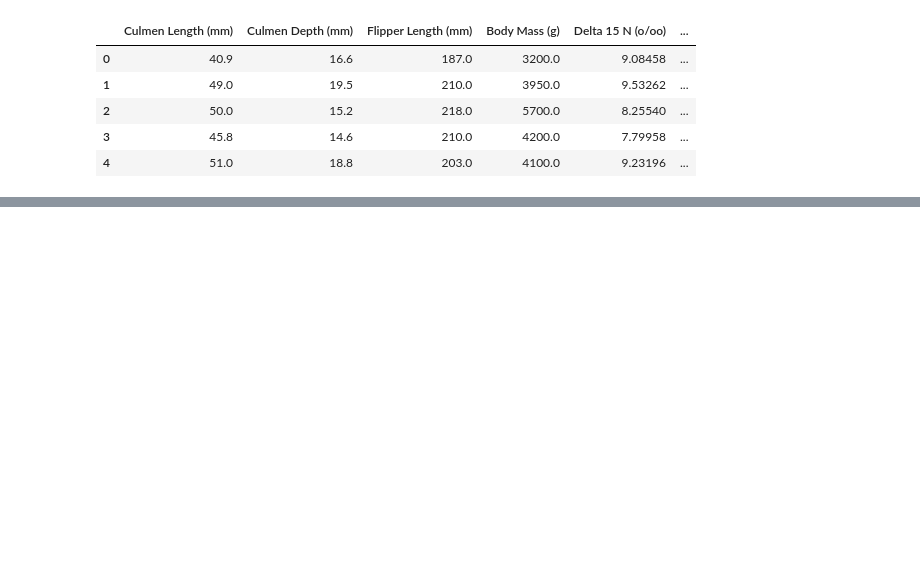
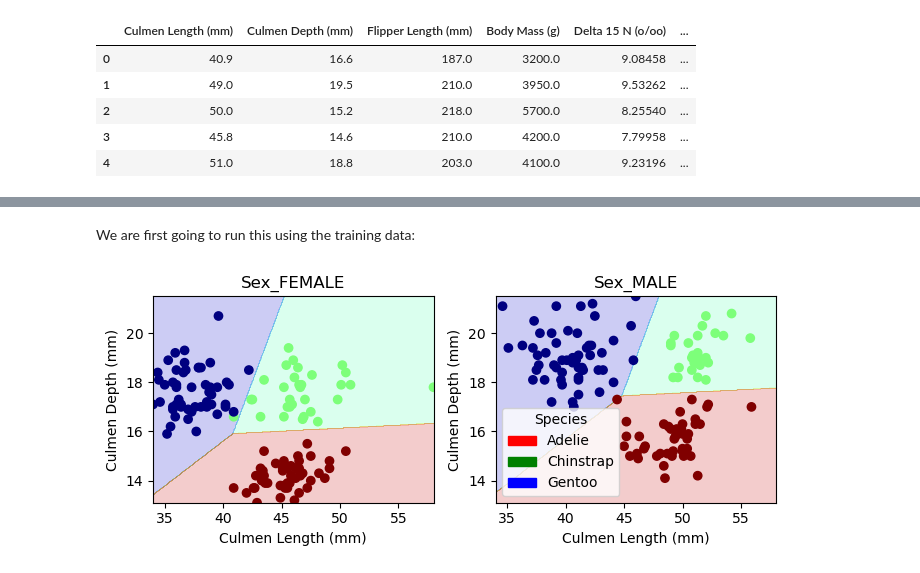
Before and after one commit to CameronHudson813/CameronHudson813.github.io, a Jupyter notebook: posts/Penguin Blog Post/index.ipynb, the cells around one changed output, grey strips where cells are left out. Drawn from its saved outputs; the diff is of its cells as text; code cells hidden in the pictures; blank space fills up the shorter version.

```diff
--- a/posts/Penguin Blog Post/index.ipynb
+++ b/posts/Penguin Blog Post/index.ipynb
@@ -136,10 +69,0 @@ We'll have lots of opportunities to make data visualizations in this course. The
-# %%
-from matplotlib import pyplot as plt
-import numpy as np
-
-x = np.linspace(0, 2*np.pi, 1001)
-y = np.sin(x)
-fig = plt.plot(x, y)
-xlab = plt.xlabel("x")
-ylab = plt.ylabel("y")
-title = plt.gca().set(title = "My Fancy Plot")
@@ -170,0 +138,25 @@ Behind the scenes, math is powered by the MathJax engine. For more on how to wri
+# %%
+from itertools import combinations
+from sklearn.linear_model import LogisticRegression
+
+test_cols = X_train
+best_features = ['None']
+max_score = 0
+
+LR = LogisticRegression(max_iter=20000)
+all_qual_cols = ["Clutch Completion", "Sex", "Island_Biscoe", "Island_Dream", "Island_Torgersen", "Stage_Adult, 1 Egg Stage"]
+all_quant_cols = ['Culmen Length (mm)', 'Culmen Depth (mm)', 'Flipper Length (mm)', 'Body Mass (g)', 'Delta 15 N (o/oo)', 'Delta 13 C (o/oo)']
+
+for qual in all_qual_cols:
+  qual_cols = [col for col in X_train.columns if qual in col ]
+  for pair in combinations(all_quant_cols, 2):
+    cols = qual_cols + list(pair)
+    test_cols = X_train[cols]
+    m = LR.fit(test_cols, y_train)
+    score = LR.score(test_cols, y_train)
+    if score > max_score:
+      max_score = score
+      best_features = cols
+best_features = best_features[2:] + best_features[0:2]
+m = LR.fit(X_train[best_features], y_train)
+print(max_score, best_features)
@@ -170,0 +236,6 @@ Behind the scenes, math is powered by the MathJax engine. For more on how to wri
+# %% [markdown]
+We are first going to run this using the training data:
+# %%
+plot_regions(LR, X_train[best_features], y_train)
+# %% [output]
+[figure, added]
```
Also changed, not shown: parts of 53 cells of this notebook, 14 other files.
